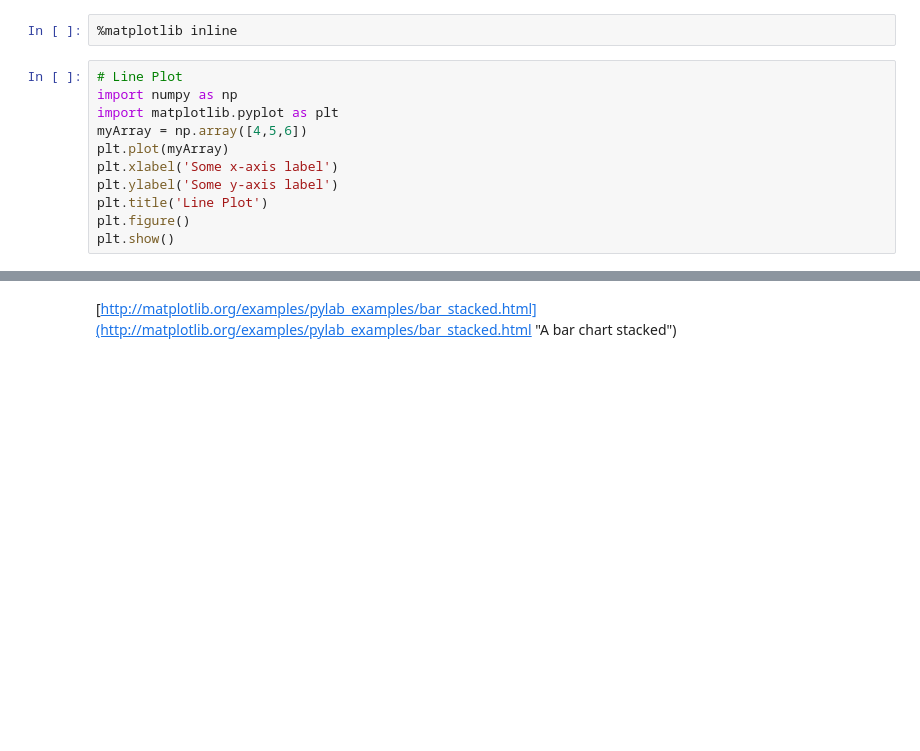
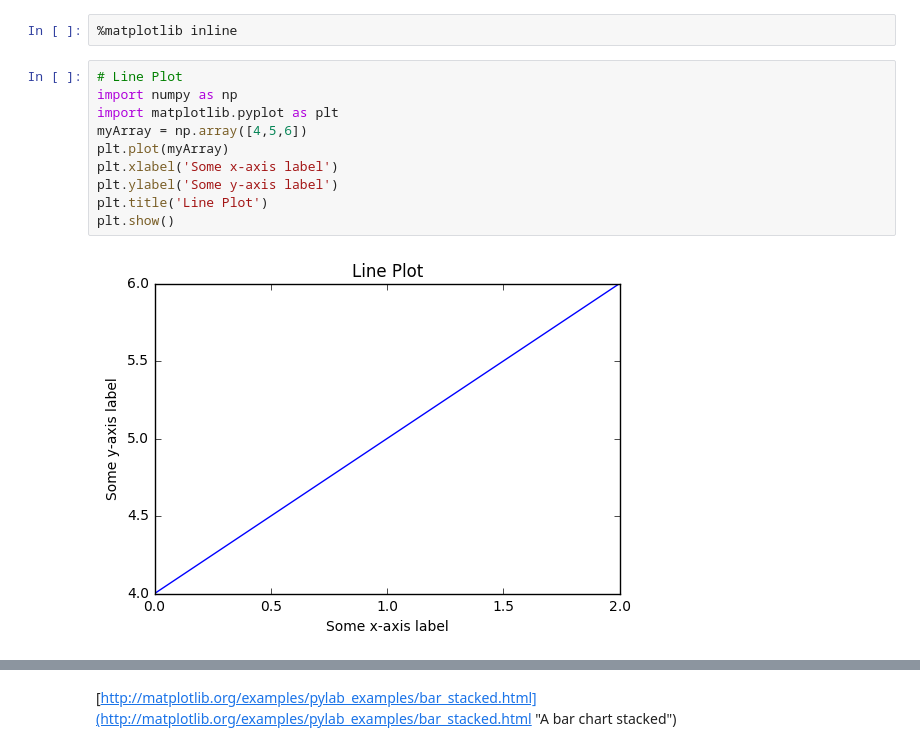
Before and after one commit to catalystcomputing/DSIoT-Python-sessions, a Jupyter notebook: Session5/code/08 Matplotlib.ipynb, the cells around one changed output, grey strips where cells are left out. Cells and saved outputs as stored; diff of their text form; blank space fills up the shorter version.

```diff
--- a/Session5/code/08 Matplotlib.ipynb
+++ b/Session5/code/08 Matplotlib.ipynb
@@ -16,14 +16,15 @@ First One of jupyter/iPython Notebooks 'magic commands'.
 # %%
 # Line Plot
 import numpy as np
 import matplotlib.pyplot as plt
 myArray = np.array([4,5,6])
 plt.plot(myArray)
 plt.xlabel('Some x-axis label')
 plt.ylabel('Some y-axis label')
 plt.title('Line Plot')
-plt.figure()
 plt.show()
+# %% [output]
+[figure, added]
 # %%
 # A bar chart
 y = np.random.rand(5)
```
Also changed, not shown: parts of 6 cells of this notebook, 7 other files.
